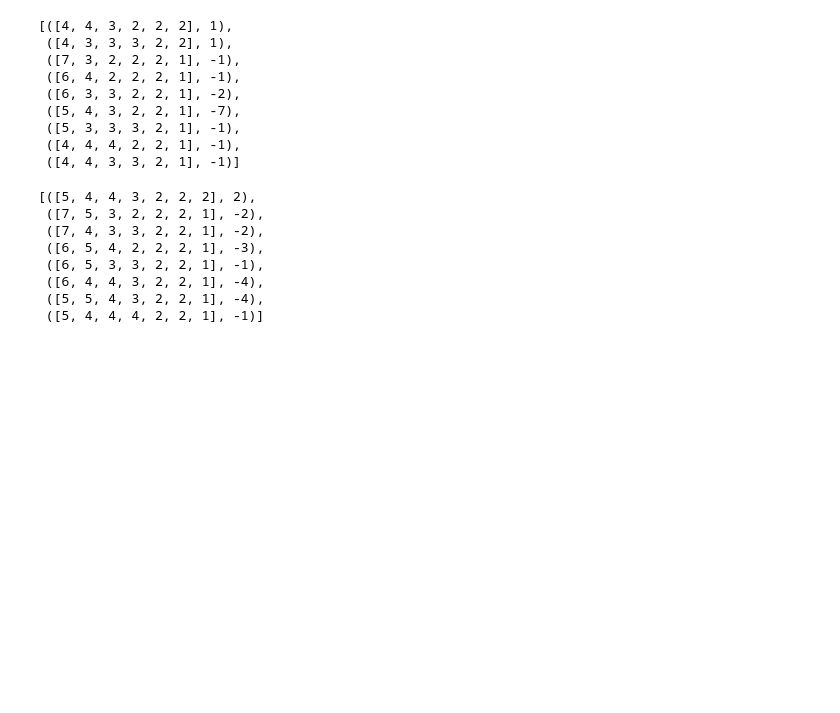
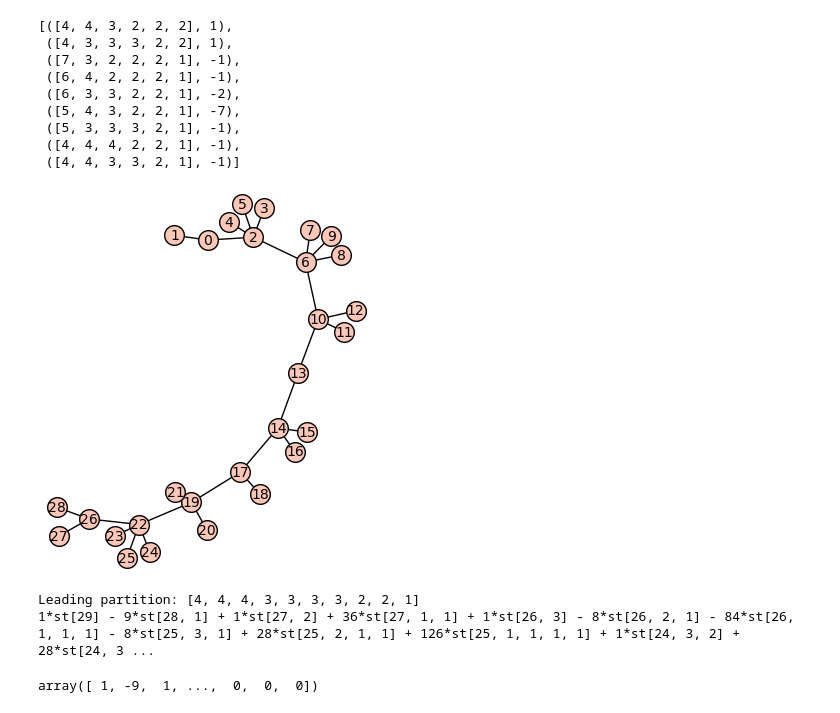
Before and after one commit to mariotomba/CSF-DNC, a Jupyter notebook: notebooks/CaterpillarsExperiments.ipynb, the cells around one changed output. Drawn from its saved outputs; the diff is of its cells as text; code cells hidden in the pictures; blank space fills up the shorter version.

```diff
--- a/notebooks/CaterpillarsExperiments.ipynb
+++ b/notebooks/CaterpillarsExperiments.ipynb
@@ -323,13 +317,9 @@ mu_nutilde_partitions(CSF_tree(create_caterpillar((2, 3, 1, 2, 3, 4, 2))), 17)
  ([4, 4, 4, 2, 2, 1], -1),
  ([4, 4, 3, 3, 2, 1], -1)]
 # %%
-mu_nutilde_partitions(CSF_tree(create_caterpillar((2,5,2,3,1,3,4,2))), 22)
+CSF_tree(create_caterpillar((2,4,4,3,1,3,2,3,4,3)), 29)
 # %% [output]
+[figure, added]
-[([5, 4, 4, 3, 2, 2, 2], 2),
- ([7, 5, 3, 2, 2, 2, 1], -2),
- ([7, 4, 3, 3, 2, 2, 1], -2),
- ([6, 5, 4, 2, 2, 2, 1], -3),
- ([6, 5, 3, 3, 2, 2, 1], -1),
- ([6, 4, 4, 3, 2, 2, 1], -4),
- ([5, 5, 4, 3, 2, 2, 1], -4),
- ([5, 4, 4, 4, 2, 2, 1], -1)]
+Leading partition: [4, 4, 4, 3, 3, 3, 3, 2, 2, 1]
+1*st[29] - 9*st[28, 1] + 1*st[27, 2] + 36*st[27, 1, 1] + 1*st[26, 3] - 8*st[26, 2, 1] - 84*st[26, 1, 1, 1] - 8*st[25, 3, 1] + 28*st[25, 2, 1, 1] + 126*st[25, 1, 1, 1, 1] + 1*st[24, 3, 2] + 28*st[24, 3 ...
+array([ 1, -9,  1, ...,  0,  0,  0])
```
Also changed, not shown: parts of 2 cells of this notebook.
